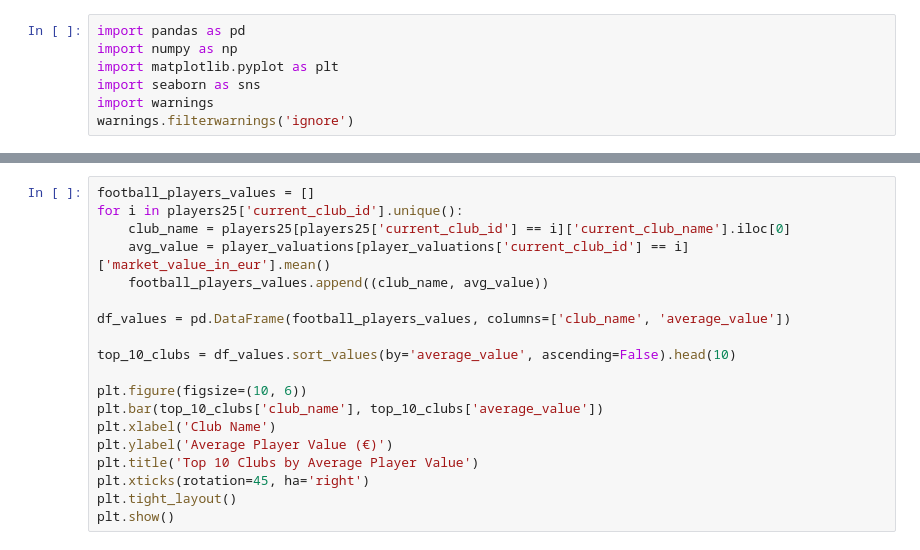
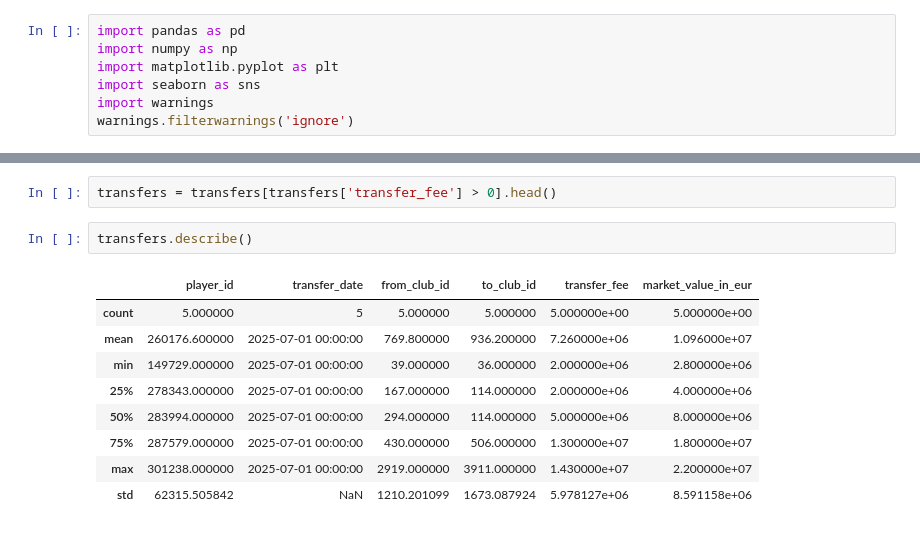
Before and after one commit to hubertsid/undervalued-players-detection, a Jupyter notebook: Transfermarkt.ipynb, the cells around one changed output, grey strips where cells are left out. Saved outputs shown, nothing was run; the diff lists cells and outputs as text.

```diff
--- a/Transfermarkt.ipynb
+++ b/Transfermarkt.ipynb
@@ -220,19 +14,14 @@ for i in players25['current_club_id'].unique():
-# %%
-football_players_values = []
-for i in players25['current_club_id'].unique():
-    club_name = players25[players25['current_club_id'] == i]['current_club_name'].iloc[0]
-    avg_value = player_valuations[player_valuations['current_club_id'] == i]['market_value_in_eur'].mean()
-    football_players_values.append((club_name, avg_value))
-
-df_values = pd.DataFrame(football_players_values, columns=['club_name', 'average_value'])
-
-top_10_clubs = df_values.sort_values(by='average_value', ascending=False).head(10)
-
-plt.figure(figsize=(10, 6))
-plt.bar(top_10_clubs['club_name'], top_10_clubs['average_value'])
-plt.xlabel('Club Name')
-plt.ylabel('Average Player Value (€)')
-plt.title('Top 10 Clubs by Average Player Value')
-plt.xticks(rotation=45, ha='right')
-plt.tight_layout()
-plt.show()
+# %%
+transfers = transfers[transfers['transfer_fee'] > 0].head()
+# %%
+transfers.describe()
+# %% [output]
+|  | player_id | transfer_date | from_club_id | to_club_id | transfer_fee | market_value_in_eur |
+| count | 5.000000 | 5 | 5.000000 | 5.000000 | 5.000000e+00 | 5.000000e+00 |
+| mean | 260176.600000 | 2025-07-01 00:00:00 | 769.800000 | 936.200000 | 7.260000e+06 | 1.096000e+07 |
+| min | 149729.000000 | 2025-07-01 00:00:00 | 39.000000 | 36.000000 | 2.000000e+06 | 2.800000e+06 |
+| 25% | 278343.000000 | 2025-07-01 00:00:00 | 167.000000 | 114.000000 | 2.000000e+06 | 4.000000e+06 |
+| 50% | 283994.000000 | 2025-07-01 00:00:00 | 294.000000 | 114.000000 | 5.000000e+06 | 8.000000e+06 |
+| 75% | 287579.000000 | 2025-07-01 00:00:00 | 430.000000 | 506.000000 | 1.300000e+07 | 1.800000e+07 |
+| max | 301238.000000 | 2025-07-01 00:00:00 | 2919.000000 | 3911.000000 | 1.430000e+07 | 2.200000e+07 |
+| std | 62315.505842 | NaN | 1210.201099 | 1673.087924 | 5.978127e+06 | 8.591158e+06 |
```
Also changed, not shown: parts of 20 cells of this notebook.
